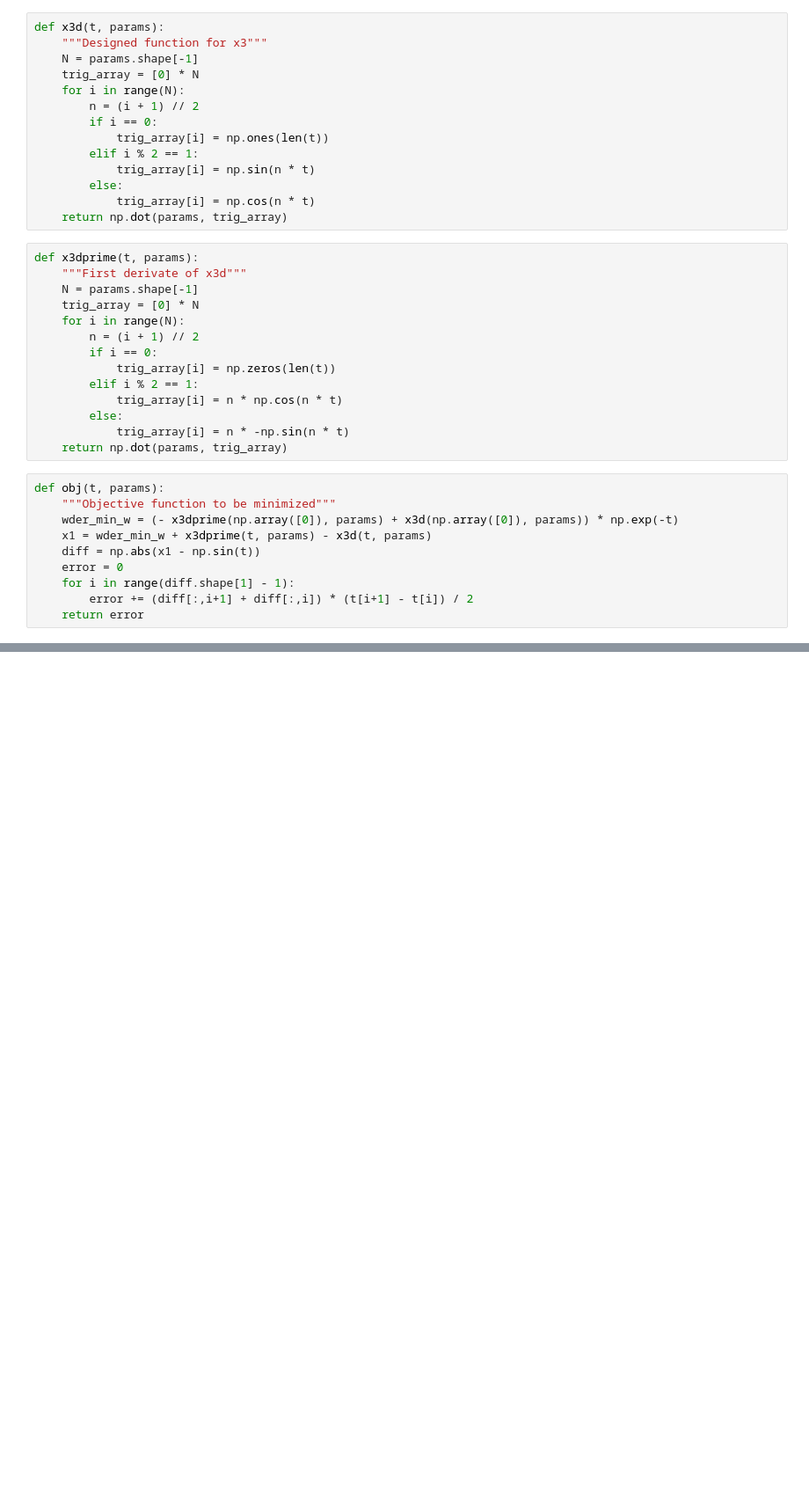
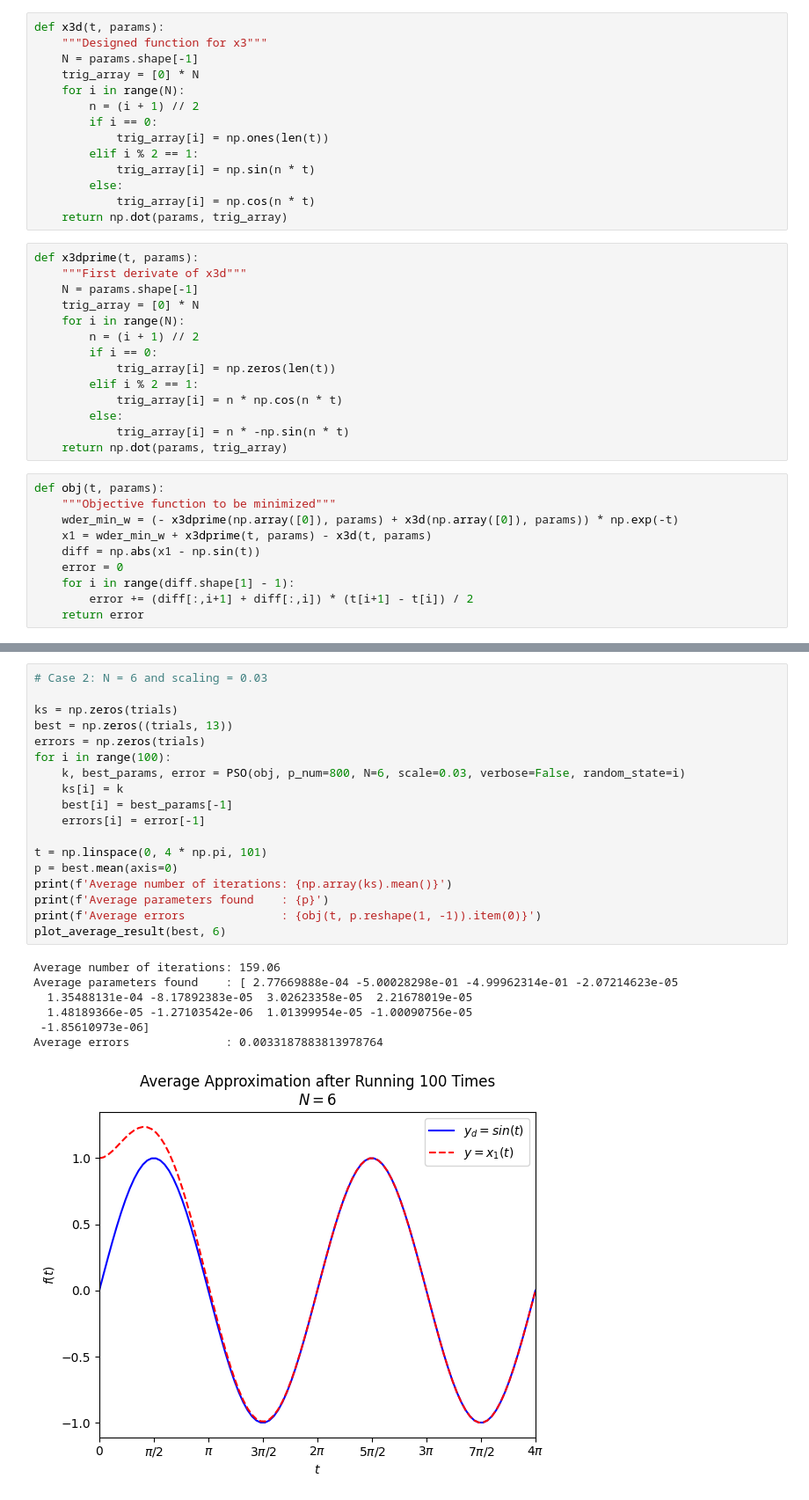
Before and after one commit to michael-r-perry/ParticleSwarmOptimization, a Jupyter notebook: base.ipynb, the cells around one changed output, grey strips where cells are left out. Shown at 88% size. Cells and saved outputs as stored; diff of their text form; blank space fills up the shorter version.

```diff
--- a/base.ipynb
+++ b/base.ipynb
@@ -219,0 +322,26 @@ SyntaxError: invalid syntax (3736976268.py, line 54)
+# %%
+# Case 2: N = 6 and scaling = 0.03
+
+ks = np.zeros(trials)
+best = np.zeros((trials, 13))
+errors = np.zeros(trials)
+for i in range(100):
+    k, best_params, error = PSO(obj, p_num=800, N=6, scale=0.03, verbose=False, random_state=i)
+    ks[i] = k
+    best[i] = best_params[-1]
+    errors[i] = error[-1]
+
+t = np.linspace(0, 4 * np.pi, 101)
+p = best.mean(axis=0)
+print(f'Average number of iterations: {np.array(ks).mean()}')
+print(f'Average parameters found    : {p}')
+print(f'Average errors              : {obj(t, p.reshape(1, -1)).item(0)}')
+plot_average_result(best, 6)
+# %% [output]
+Average number of iterations: 159.06
+Average parameters found    : [ 2.77669888e-04 -5.00028298e-01 -4.99962314e-01 -2.07214623e-05
+  1.35488131e-04 -8.17892383e-05  3.02623358e-05  2.21678019e-05
+  1.48189366e-05 -1.27103542e-06  1.01399954e-05 -1.00090756e-05
+ -1.85610973e-06]
+Average errors              : 0.0033187883813978764
+[figure, added]
```
Also changed, not shown: parts of 6 cells of this notebook, 1 other file.
